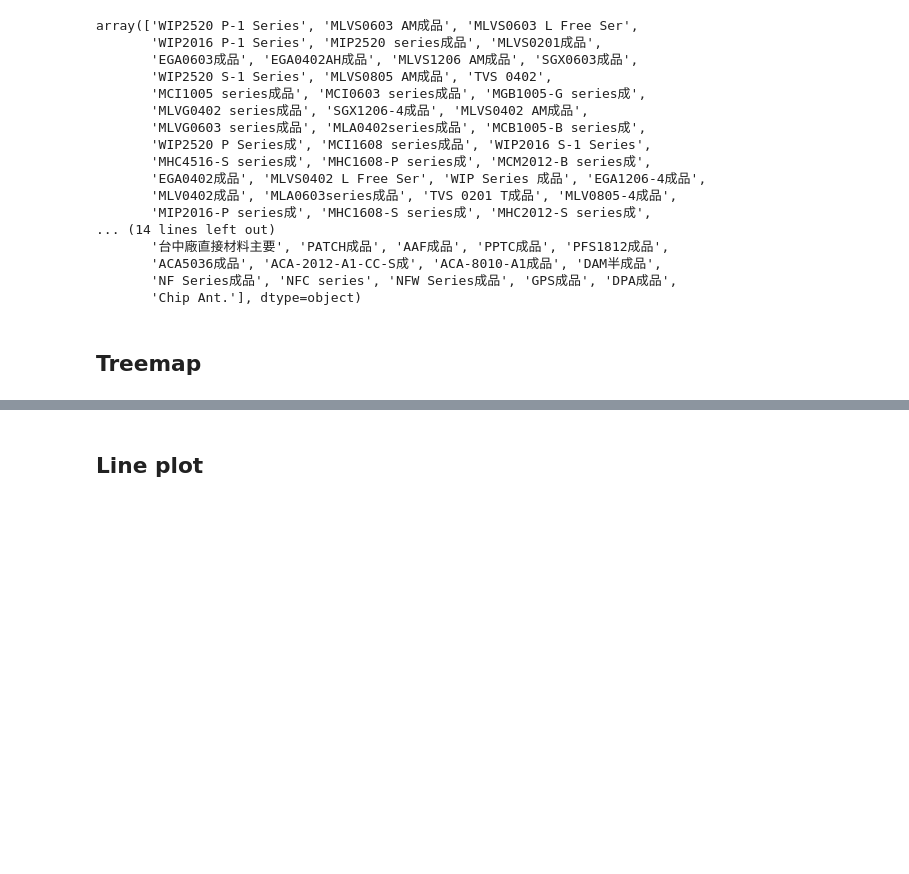
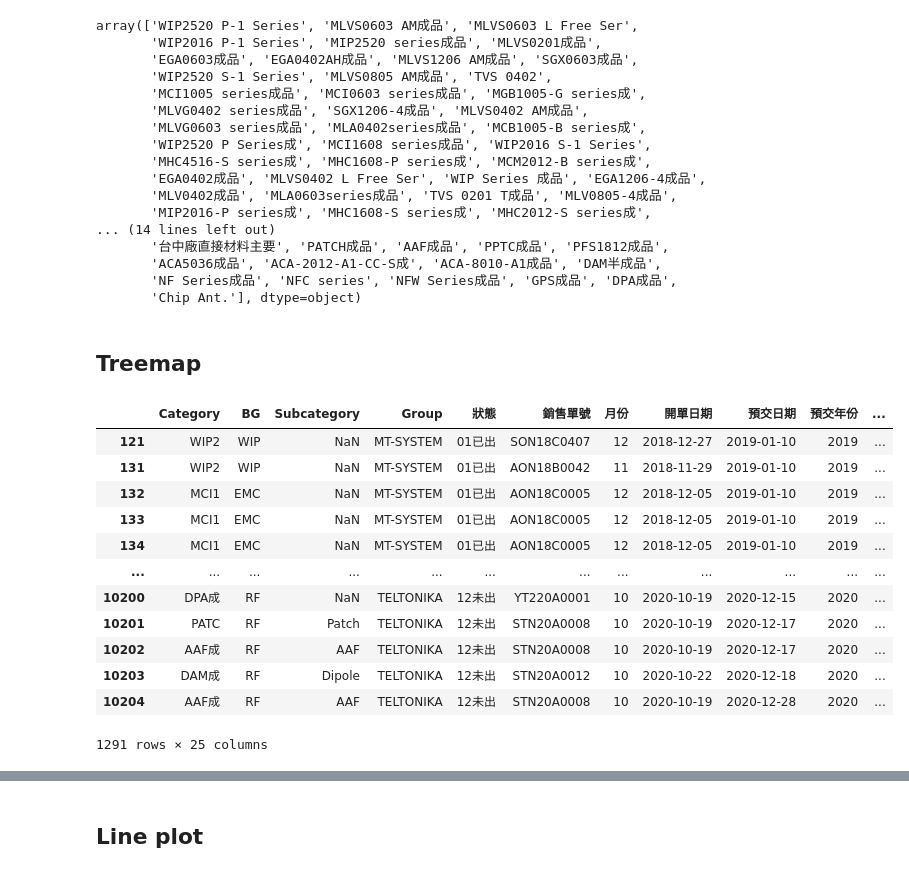
Before and after one commit to jimmyhsu1010/INPAQ_Python_project, a Jupyter notebook: 數據整理/plotly測試.ipynb, the cells around one changed output, grey strips where cells are left out. Cells and saved outputs as stored; diff of their text form; code cells hidden in the pictures; blank space fills up the shorter version.

```diff
--- a/數據整理/plotly測試.ipynb
+++ b/數據整理/plotly測試.ipynb
@@ -8,8 +8,8 @@ import re
 # %% [markdown]
 ## 數據前處理階段
 # %%
-sales = pd.read_excel('/Users/kai/Desktop/Weekly report_v0.1.xlsx', sheet_name='出貨明細') # Mac使用
-# sales = pd.read_excel(r'C:\Users\kaihsu\Desktop\業績總表\Weekly report_v0.1.xlsx', sheet_name='出貨明細')
+# sales = pd.read_excel('/Users/kai/Desktop/Weekly report_v0.1.xlsx', sheet_name='出貨明細') # Mac使用
+sales = pd.read_excel(r'C:\Users\kaihsu\Desktop\業績總表\Weekly report_v0.1.xlsx', sheet_name='出貨明細')
 # budget = pd.read_excel('/Users/kai/Desktop/Weekly report_v0.1.xlsx', sheet_name='2020預算', usecols='A:F') # Mac使用
 # budget = pd.read_excel(r'C:\Users\kaihsu\Desktop\業績總表\Weekly report_v0.1.xlsx', sheet_name='2020預算', usecols='A:F')
 # %%
@@ -73,4 +73,20 @@ budget['客戶名稱'] = budget['客戶名稱'].map(client_dict)
 sales = sales[~sales['狀態'].str.contains('待通知 | 合約')]
 # %% [markdown]
 ## Treemap
+# %%
+sales[(sales['負責業務'] == '許凱智') & (sales['預交年份'].isin([2019,2020])) & (sales['Group'].isin(['TELTONIKA', 'MT-SYSTEM']))]
+# %% [output]
+|  | Category | BG | Subcategory | Group | 狀態 | 銷售單號 | 月份 | 開單日期 | 預交日期 | 預交年份 | ... |
+| 121 | WIP2 | WIP | NaN | MT-SYSTEM | 01已出 | SON18C0407 | 12 | 2018-12-27 | 2019-01-10 | 2019 | ... |
+| 131 | WIP2 | WIP | NaN | MT-SYSTEM | 01已出 | AON18B0042 | 11 | 2018-11-29 | 2019-01-10 | 2019 | ... |
+| 132 | MCI1 | EMC | NaN | MT-SYSTEM | 01已出 | AON18C0005 | 12 | 2018-12-05 | 2019-01-10 | 2019 | ... |
+| 133 | MCI1 | EMC | NaN | MT-SYSTEM | 01已出 | AON18C0005 | 12 | 2018-12-05 | 2019-01-10 | 2019 | ... |
+| 134 | MCI1 | EMC | NaN | MT-SYSTEM | 01已出 | AON18C0005 | 12 | 2018-12-05 | 2019-01-10 | 2019 | ... |
+| ... | ... | ... | ... | ... | ... | ... | ... | ... | ... | ... | ... |
+| 10200 | DPA成 | RF | NaN | TELTONIKA | 12未出 | YT220A0001 | 10 | 2020-10-19 | 2020-12-15 | 2020 | ... |
+| 10201 | PATC | RF | Patch | TELTONIKA | 12未出 | STN20A0008 | 10 | 2020-10-19 | 2020-12-17 | 2020 | ... |
+| 10202 | AAF成 | RF | AAF | TELTONIKA | 12未出 | STN20A0008 | 10 | 2020-10-19 | 2020-12-17 | 2020 | ... |
+| 10203 | DAM成 | RF | Dipole | TELTONIKA | 12未出 | STN20A0012 | 10 | 2020-10-22 | 2020-12-18 | 2020 | ... |
+| 10204 | AAF成 | RF | AAF | TELTONIKA | 12未出 | STN20A0008 | 10 | 2020-10-19 | 2020-12-28 | 2020 | ... |
+1291 rows × 25 columns
 # %%
```
Also changed, not shown: parts of 10 cells of this notebook.
